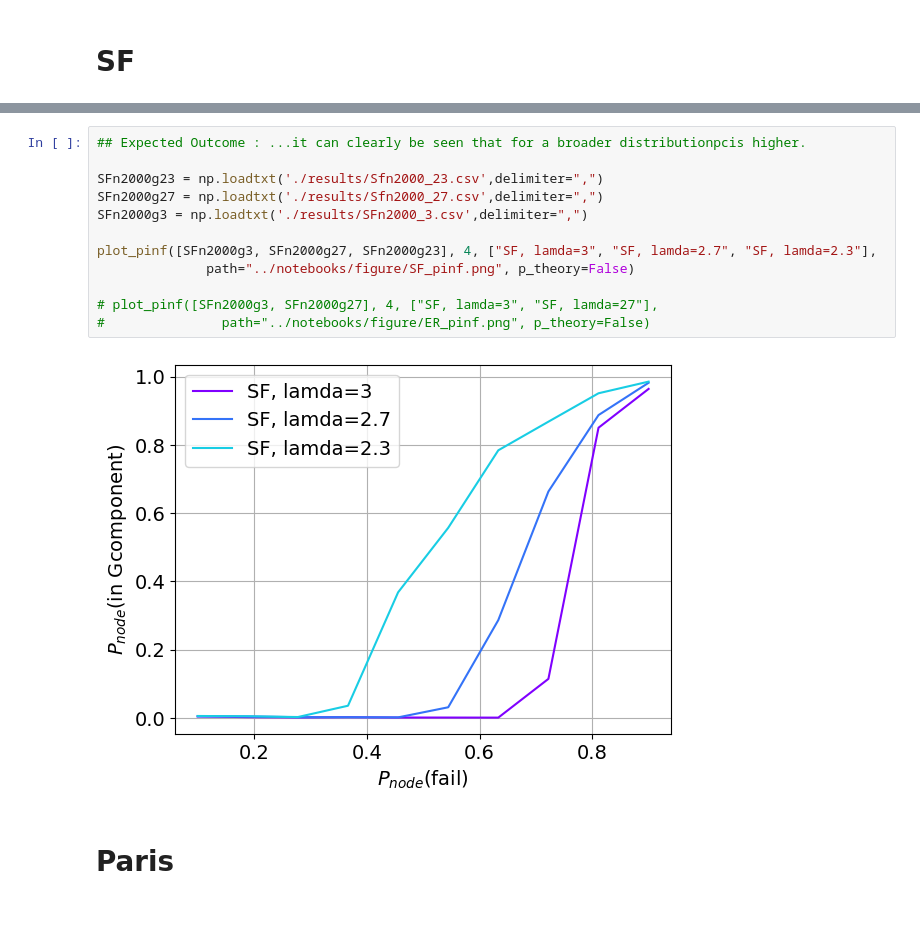
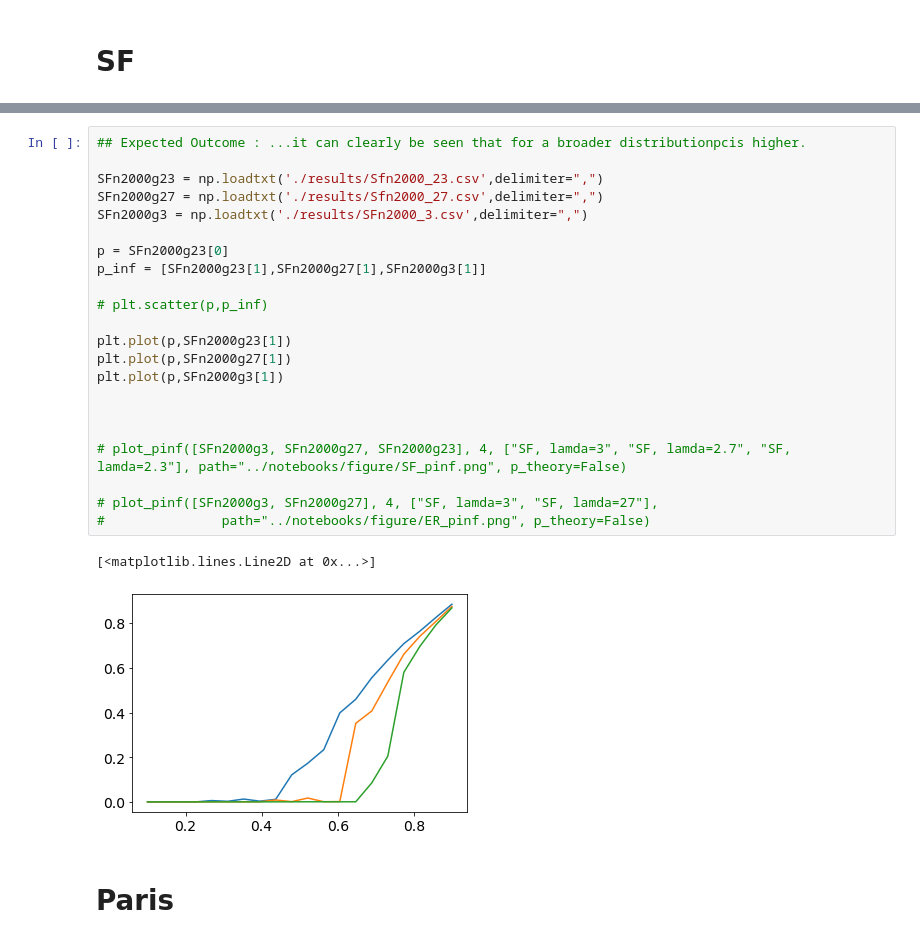
Before and after one commit to pbonazzi/network-cascade-failure, a Jupyter notebook: notebooks/experiments.ipynb, the cells around one changed output, grey strips where cells are left out. Cells and saved outputs as stored; diff of their text form; blank space fills up the shorter version.

```diff
--- a/notebooks/experiments.ipynb
+++ b/notebooks/experiments.ipynb
@@ -65,17 +89,28 @@ np.savetxt('./results/SFn2000_3.csv', SFn2000g3, delimiter=',')
 # %%
 ## Expected Outcome : ...it can clearly be seen that for a broader distributionpcis higher.
 
 SFn2000g23 = np.loadtxt('./results/Sfn2000_23.csv',delimiter=",")
 SFn2000g27 = np.loadtxt('./results/Sfn2000_27.csv',delimiter=",")
 SFn2000g3 = np.loadtxt('./results/SFn2000_3.csv',delimiter=",")
 
-plot_pinf([SFn2000g3, SFn2000g27, SFn2000g23], 4, ["SF, lamda=3", "SF, lamda=2.7", "SF, lamda=2.3"],
-              path="../notebooks/figure/SF_pinf.png", p_theory=False)
+p = SFn2000g23[0]
+p_inf = [SFn2000g23[1],SFn2000g27[1],SFn2000g3[1]]
+
+# plt.scatter(p,p_inf)
+
+plt.plot(p,SFn2000g23[1])
+plt.plot(p,SFn2000g27[1])
+plt.plot(p,SFn2000g3[1])
+
+
+
+# plot_pinf([SFn2000g3, SFn2000g27, SFn2000g23], 4, ["SF, lamda=3", "SF, lamda=2.7", "SF, lamda=2.3"], path="../notebooks/figure/SF_pinf.png", p_theory=False)
 
 # plot_pinf([SFn2000g3, SFn2000g27], 4, ["SF, lamda=3", "SF, lamda=27"],
 #               path="../notebooks/figure/ER_pinf.png", p_theory=False)
 # %% [output]
+[<matplotlib.lines.Line2D at 0x...>]
-[figure, old version]
+[figure, new version]
 # %% [markdown]
 # Paris
 # %%
```
Also changed, not shown: parts of 2 cells of this notebook, 2 other files.
